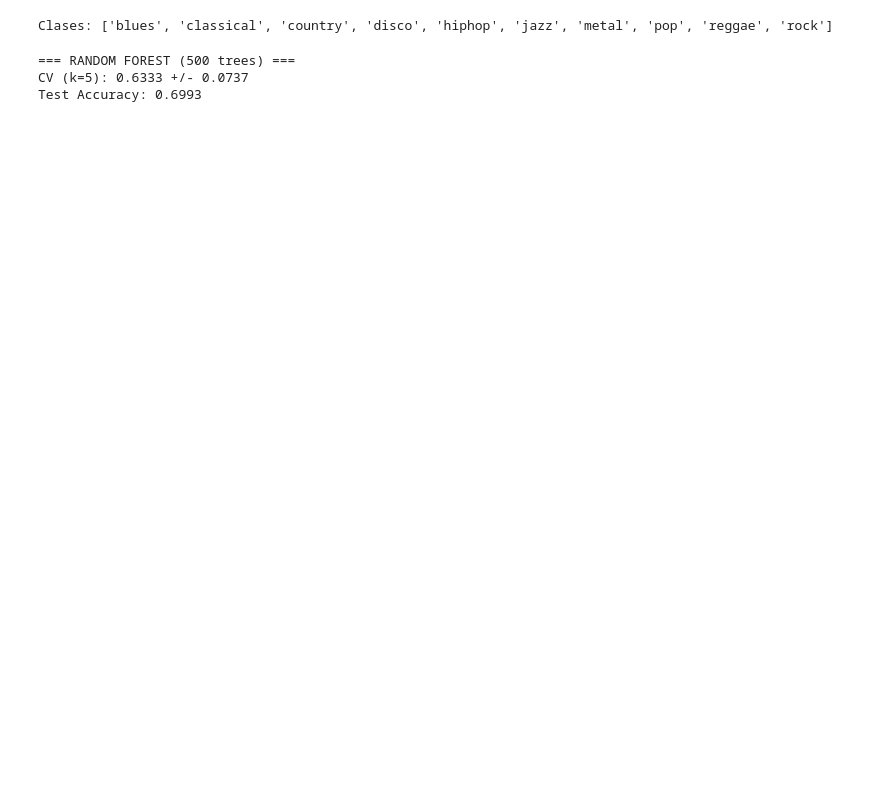
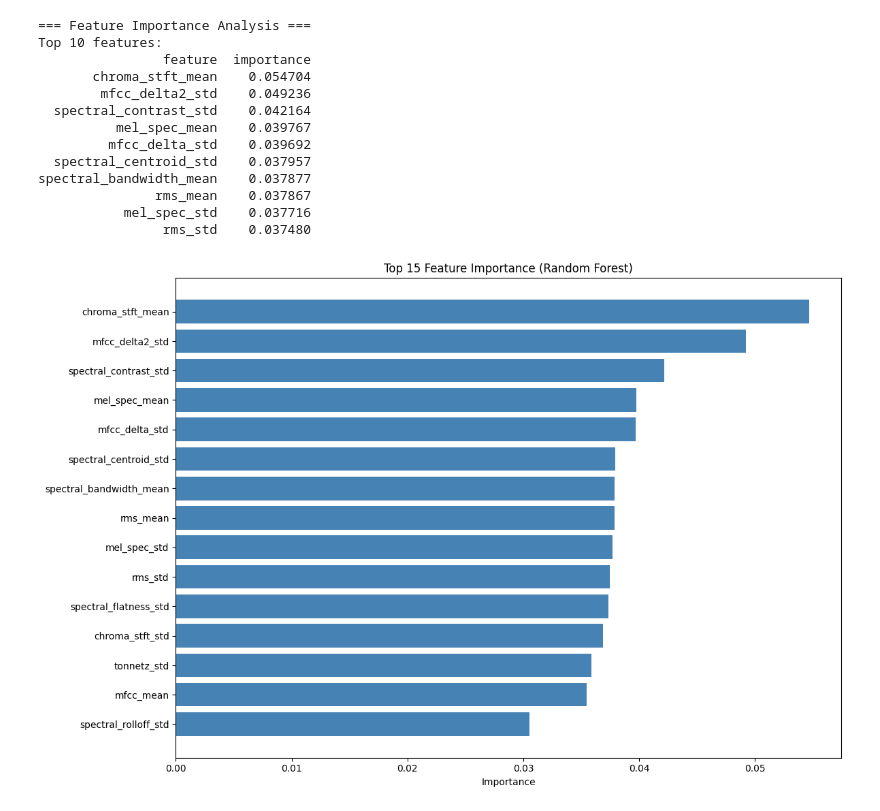
Before and after one commit to EdwBryan/AI-GTZAN-based-model, a Jupyter notebook: IA-Model.ipynb, the cells around one changed output. Drawn from its saved outputs; the diff is of its cells as text; code cells hidden in the pictures; blank space fills up the shorter version.

```diff
--- a/IA-Model.ipynb
+++ b/IA-Model.ipynb
@@ -63,22 +68,39 @@ StandardScaler ajustado en train (evita data leakage)
-# %%
-le = LabelEncoder()
-y_train_enc = le.fit_transform(y_train)
-y_test_enc = le.transform(y_test)
-num_classes = len(le.classes_)
-genres = sorted(y.unique())
-print(f"Clases: {list(le.classes_)}")
-# %% [output]
-Clases: ['blues', 'classical', 'country', 'disco', 'hiphop', 'jazz', 'metal', 'pop', 'reggae', 'rock']
-# %%
-print("=== RANDOM FOREST (500 trees) ===")
-rf = RandomForestClassifier(n_estimators=500, max_depth=None, random_state=42, n_jobs=-1)
-cv_rf = cross_val_score(rf, X_train_scaled, y_train, cv=5, n_jobs=-1)
-print(f"CV (k=5): {cv_rf.mean():.4f} +/- {cv_rf.std()*2:.4f}")
-rf.fit(X_train_scaled, y_train)
-y_pred_rf = rf.predict(X_test_scaled)
-acc_rf = accuracy_score(y_test, y_pred_rf)
-print(f"Test Accuracy: {acc_rf:.4f}")
-# %% [output]
-=== RANDOM FOREST (500 trees) ===
-CV (k=5): 0.6333 +/- 0.0737
-Test Accuracy: 0.6993
+# %%
+# FEATURE IMPORTANCE ANALYSIS
+print("=== Feature Importance Analysis ===")
+
+rf_temp = RandomForestClassifier(n_estimators=200, random_state=42, n_jobs=-1)
+rf_temp.fit(X_train_scaled, y_train)
+
+feature_importance = pd.DataFrame({
+    'feature': X_train.columns,
+    'importance': rf_temp.feature_importances_
+}).sort_values('importance', ascending=False)
+
+print("Top 10 features:")
+print(feature_importance.head(10).to_string(index=False))
+
+plt.figure(figsize=(12, 8))
+top_15 = feature_importance.head(15)
+plt.barh(range(len(top_15)), top_15['importance'].values, color='steelblue')
+plt.yticks(range(len(top_15)), top_15['feature'].values)
+plt.xlabel('Importance')
+plt.title('Top 15 Feature Importance (Random Forest)')
+plt.gca().invert_yaxis()
+plt.tight_layout()
+plt.show()
+# %% [output]
+=== Feature Importance Analysis ===
+Top 10 features:
+                feature  importance
+       chroma_stft_mean    0.054704
+        mfcc_delta2_std    0.049236
+  spectral_contrast_std    0.042164
+          mel_spec_mean    0.039767
+         mfcc_delta_std    0.039692
+  spectral_centroid_std    0.037957
+spectral_bandwidth_mean    0.037877
+               rms_mean    0.037867
+           mel_spec_std    0.037716
+                rms_std    0.037480
+[figure, added]
```
Also changed, not shown: parts of 16 cells of this notebook, 2 other files.
